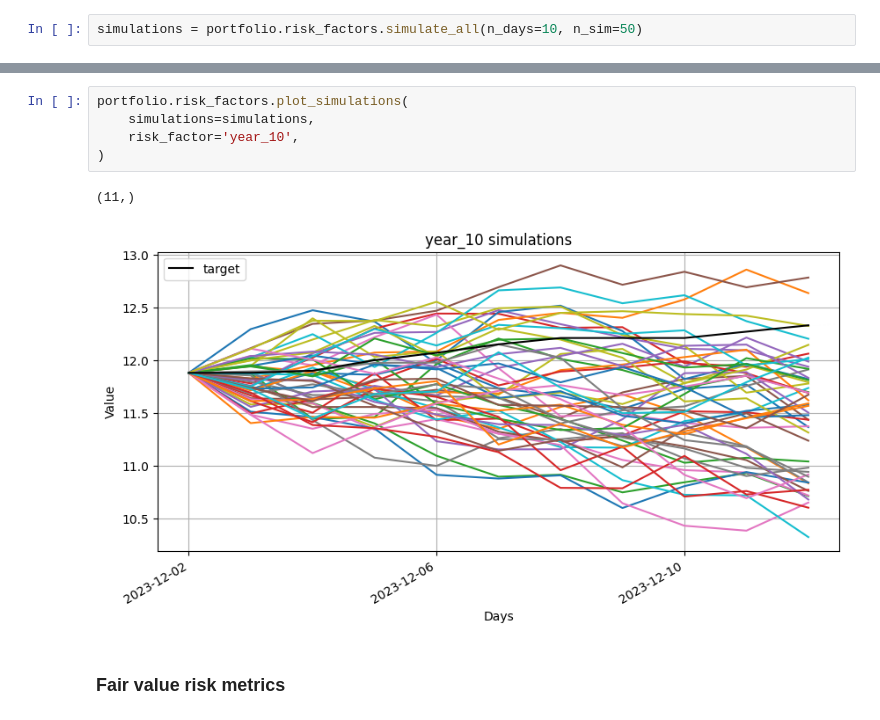
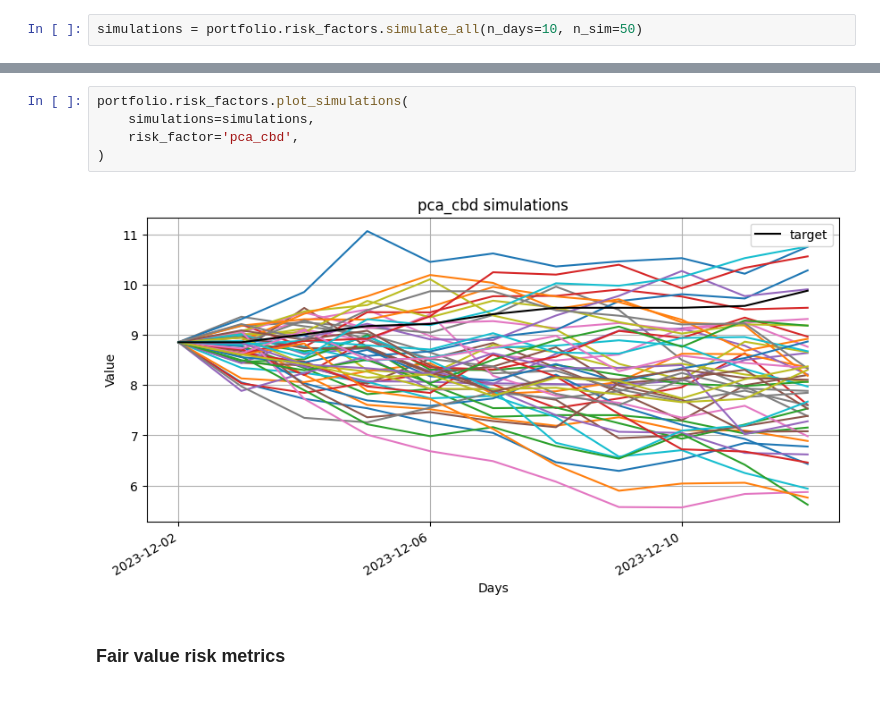
Before and after one commit to vladimirKarlov01/portfolio-risk, a Jupyter notebook: demo.ipynb, the cells around one changed output, grey strips where cells are left out. Drawn from its saved outputs; the diff is of its cells as text.

```diff
--- a/demo.ipynb
+++ b/demo.ipynb
@@ -100,11 +99,10 @@ portfolio.risk_factors.plot_simulations(
 # %%
 portfolio.risk_factors.plot_simulations(
     simulations=simulations,
-    risk_factor='year_10',
+    risk_factor='pca_cbd',
 )
 # %% [output]
-(11,)
-[figure, old version]
+[figure, new version]
 # %% [markdown]
 ### Fair value risk metrics
 # %% [markdown]
```
Also changed, not shown: parts of 1 cell of this notebook, 3 other files.
